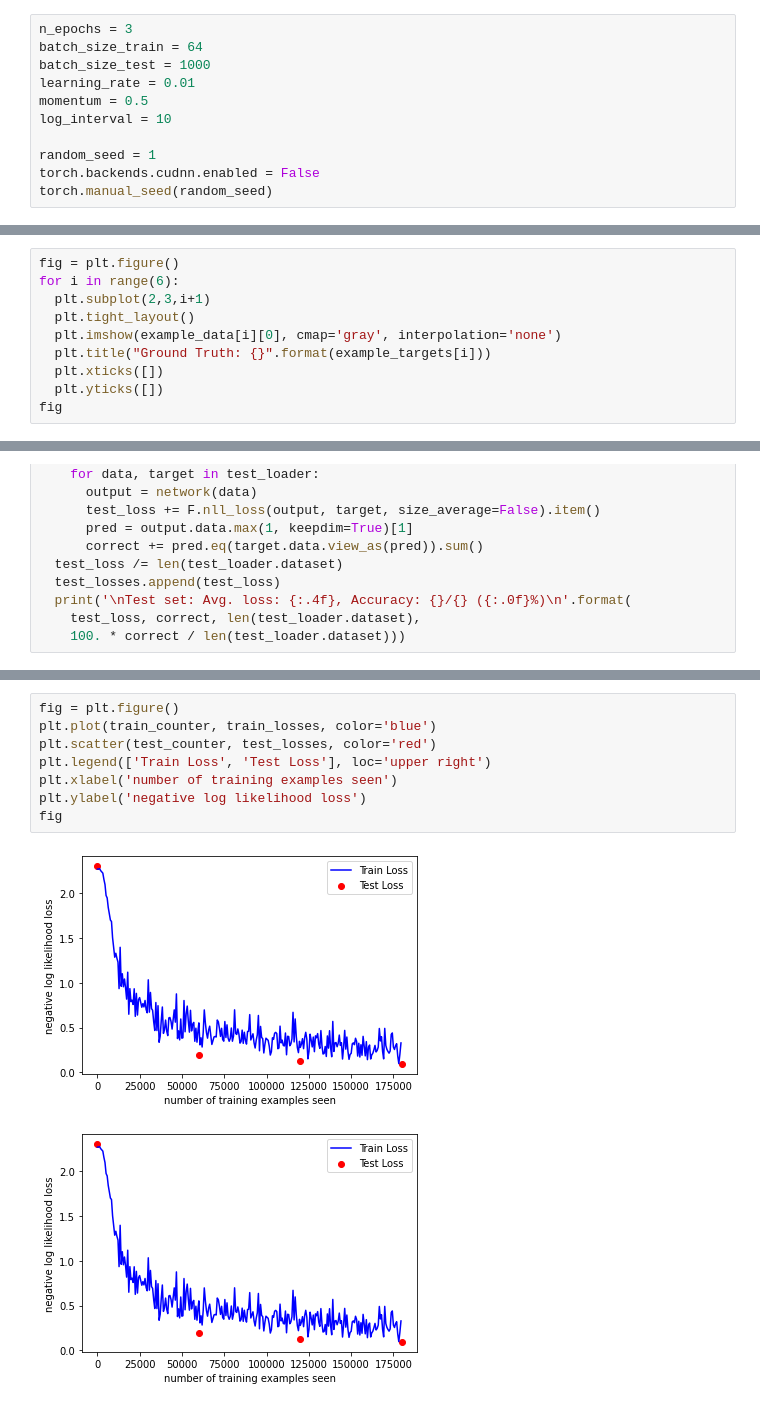
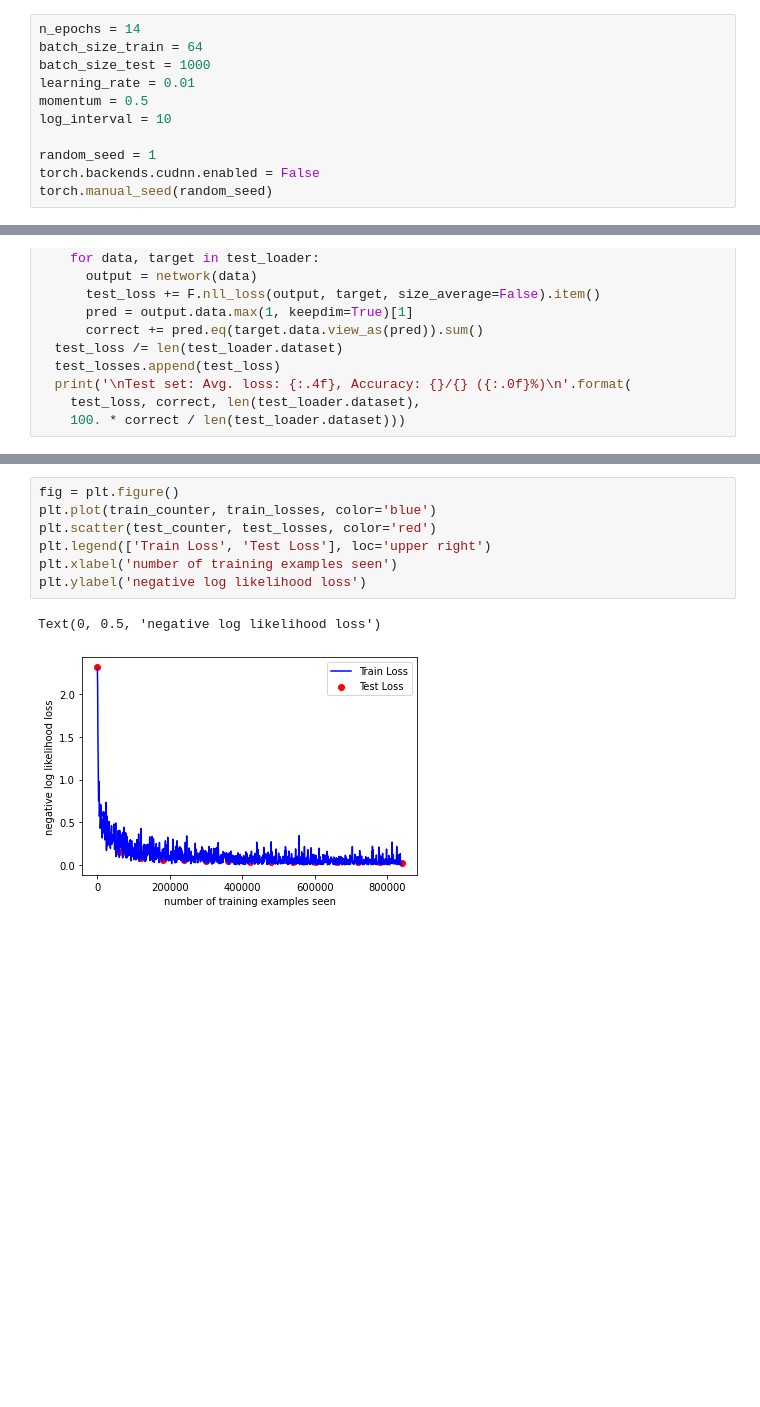
Before and after one commit to jorickdefraine/guessmynumber, a Jupyter notebook: guessmynumber1.ipynb, the cells around one changed output, grey strips where cells are left out. Saved outputs shown, nothing was run; the diff lists cells and outputs as text; blank space fills up the shorter version.

```diff
--- a/guessmynumber1.ipynb
+++ b/guessmynumber1.ipynb
@@ -7,7 +7,7 @@ import torch.nn as nn
 import torch.nn.functional as F
 import torch.optim as optim
 # %%
-n_epochs = 3
+n_epochs = 14
 batch_size_train = 64
 batch_size_test = 1000
 learning_rate = 0.01
@@ -46,10 +39,0 @@ torch.Size([1000, 1, 28, 28])
-# %%
-fig = plt.figure()
-for i in range(6):
-  plt.subplot(2,3,i+1)
-  plt.tight_layout()
-  plt.imshow(example_data[i][0], cmap='gray', interpolation='none')
-  plt.title("Ground Truth: {}".format(example_targets[i]))
-  plt.xticks([])
-  plt.yticks([])
-fig
@@ -143,12 +124,11 @@ Test set: Avg. loss: 0.0936, Accuracy: 9715/10000 (97%)
 # %%
 fig = plt.figure()
 plt.plot(train_counter, train_losses, color='blue')
 plt.scatter(test_counter, test_losses, color='red')
 plt.legend(['Train Loss', 'Test Loss'], loc='upper right')
 plt.xlabel('number of training examples seen')
 plt.ylabel('negative log likelihood loss')
-fig
 # %% [output]
+Text(0, 0.5, 'negative log likelihood loss')
-[figure, old version]
+[figure, new version]
-[figure, removed]
 # %%
```
Also changed, not shown: parts of 9 cells of this notebook.
